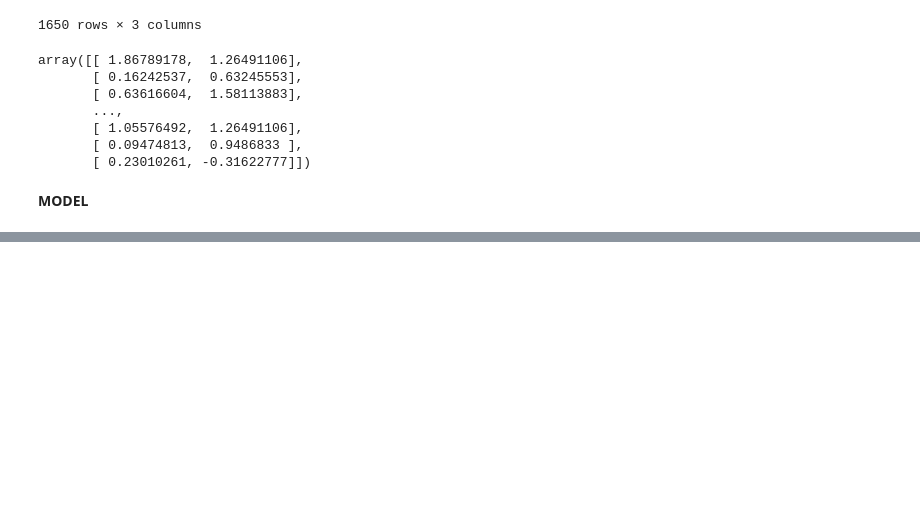
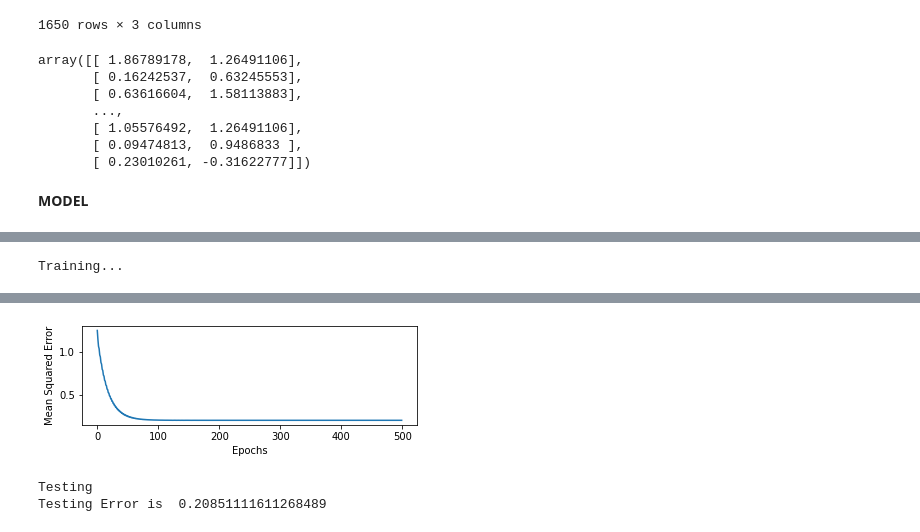
Before and after one commit to vineet891/FODS-Assignment, a Jupyter notebook: FODS_A1_a.ipynb, the cells around one changed output, grey strips where cells are left out. Drawn from its saved outputs; the diff is of its cells as text; code cells hidden in the pictures; blank space fills up the shorter version.

```diff
--- a/FODS_A1_a.ipynb
+++ b/FODS_A1_a.ipynb
@@ -212,0 +264,5 @@ class Regression():
+# %%
+GD1 = Regression(x_train_trans_1, x_test_trans_1, train_y, test_y)
+GD1.fit(x_train_trans_1, train_y,epochs = 500, learning='GD', learning_rate=0.01)
+# %% [output]
+Training...
@@ -212,0 +279,3 @@ class Regression():
+[figure, added]
+Testing
+Testing Error is  0.20851111611268489
```
Also changed, not shown: parts of 17 cells of this notebook.
